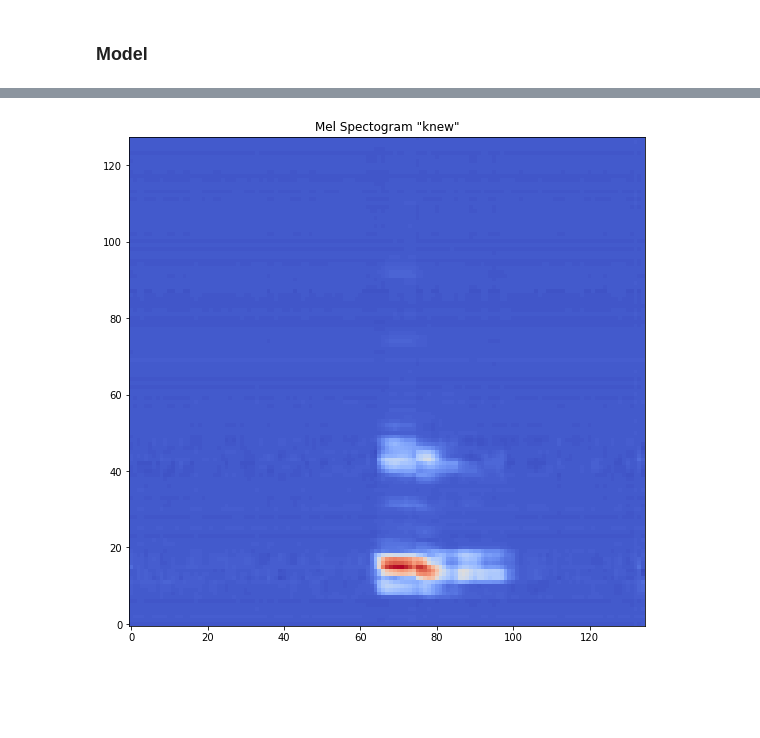
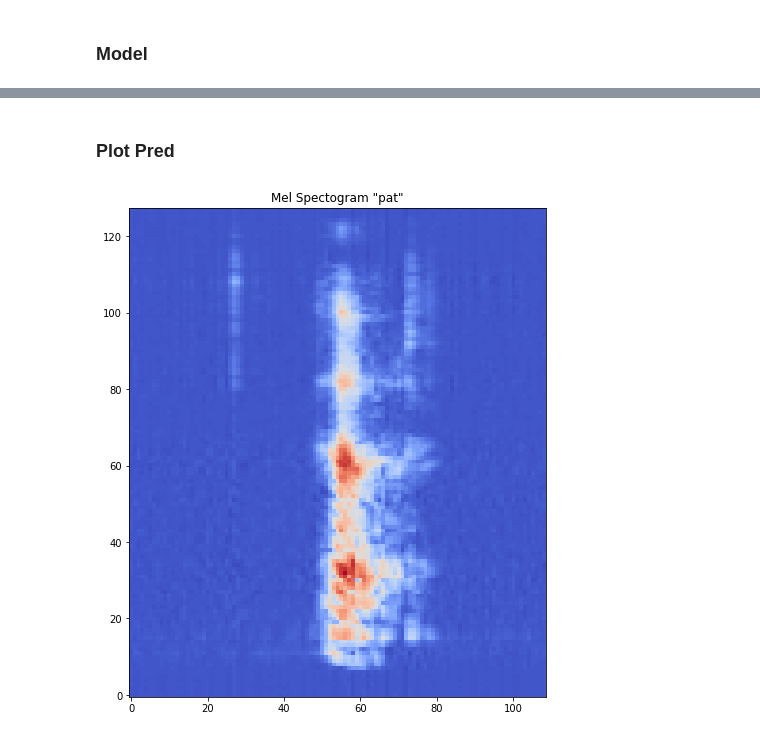
Before and after one commit to MiscellaneousStuff/kara-one-transduction, a Jupyter notebook: main.ipynb, the cells around one changed output, grey strips where cells are left out. Cells and saved outputs as stored; diff of their text form; code cells hidden in the pictures; blank space fills up the shorter version.

Commit message:
Overfitting on all MM05/tiy/ examples works relatively well.

```diff
--- a/main.ipynb
+++ b/main.ipynb
@@ -135,7 +183,7 @@ CUR ELECTRODE DATA: (444,)
 # %% [markdown]
 ### Audio Visualisation
 # %%
-for i in range(1):
+for i in [0, 1]:
     example = dataset[i]
     plt.title(example["label"])
     plt.plot(example["audio_raw"])
@@ -158,7 +210,7 @@ def plot_mel_spectrogram(mel_spec, title):
 
     return fig
 # %%
-for i in [0]: # range(1):
+for i in [0, 1]: # range(1):
     example_mel_spec = dataset[i]["audio_feats"]
     print(example_mel_spec.shape)
     plot_mel_spectrogram(example_mel_spec, dataset[i]["label"])
@@ -177,12 +228,17 @@ dict_keys(['label', 'audio_raw', 'audio_feats', 'eeg_active', 'eeg_vocal', 'eeg_
 # %% [markdown]
 ### Model
 # %%
+# synth_examples = [dataset[0], dataset[1]]
+
+synth_example = dataset[0]
+
 import torch
 import random
 
 from lib.transduction import DigitalVoicingModel
 
-ins = 5 * 62 # 5 hand-crafted features * 62 electrodes
+electrode_slice = 62 # 62
+ins = 5 * electrode_slice # 5 hand-crafted features * 62 electrodes
 outs = 128 # n mels
 
 device = "cuda" if torch.cuda.is_available() else "cpu"
@@ -207,23 +268,27 @@ from torch.cuda.amp.grad_scaler import GradScaler
 
 import matplotlib.pyplot as plt
 
-X = torch.tensor(synth_example["eeg_active_feats"]).to(device)
+X = torch.tensor(synth_example["eeg_vocal_feats"]).to(device)
 y = torch.tensor(synth_example["audio_feats"]).to(device)
 
 # clip sizes to smallest of both
 clip_len = min(X.shape[0], y.shape[0])
 
-X = X[:clip_len, :]
-Y = y[:clip_len, :]
+X = X[:clip_len, :ins]
+y = y[:clip_len, :]
+
+print(X.shape, y.shape)
 
 X = torch.unsqueeze(X, 0)
 y = torch.unsqueeze(y, 0)
 
-optim = torch.optim.Adam(model.parameters())
+# NOTE: 5e-4 at 20,000 epochs for vocal, 1e-3 at 10,000 epochs for imagined
+lr = 5e-4 # 1e-3 # 5e-4 # 1e-3
+optim = torch.optim.Adam(model.parameters(), lr=lr)
 
 amp = True
 
-epochs = 10000
+epochs = 20_000 # 20_000 # 10_000
 
 scaler = GradScaler()
 
@@ -231,6 +296,8 @@ criteria = nn.MSELoss()
 
 pred_s = []
 losses = []
+
+# scheduler = torch.optim.lr_scheduler.StepLR(optim, step_size=1000, gamma=0.1)
 
 for i in range(epochs):
     # optim.zero_grad()
@@ -243,7 +310,7 @@ for i in range(epochs):
         pred = model(X)
         loss = criteria(pred, y)
 
-        if i % 10 == 0:
+        if i % 100 == 0:
             pred_s.append(pred.cpu().detach())
             losses.append(loss.item())
 
@@ -254,4 +321,6 @@ for i in range(epochs):
     scaler.scale(loss).backward()
     scaler.step(optim)
     scaler.update()
+
+    # scheduler.step()
 # %% [output]
@@ -275,5 +349,9 @@ for i in range(epochs):
+# %% [markdown]
+### Plot Pred
 # %%
+plt.rcParams["figure.figsize"] = (14, 9)
+
 y = torch.squeeze(pred_s[len(pred_s) - 1], 0).float()
-_ = plot_mel_spectrogram(y, "knew")
+_ = plot_mel_spectrogram(y, synth_example["label"])
 # %% [output]
-[figure, old version]
+[figure, new version]
```
Also changed, not shown: parts of 27 cells of this notebook, 1 other file.
